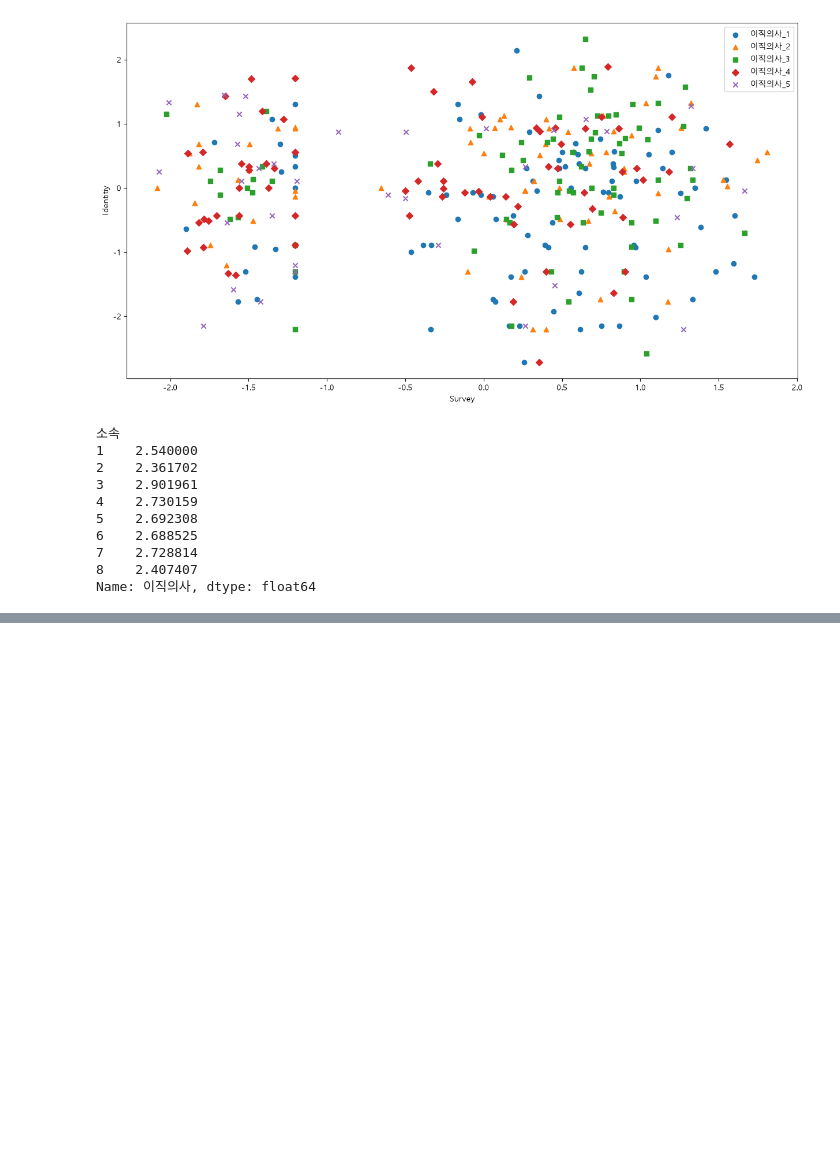
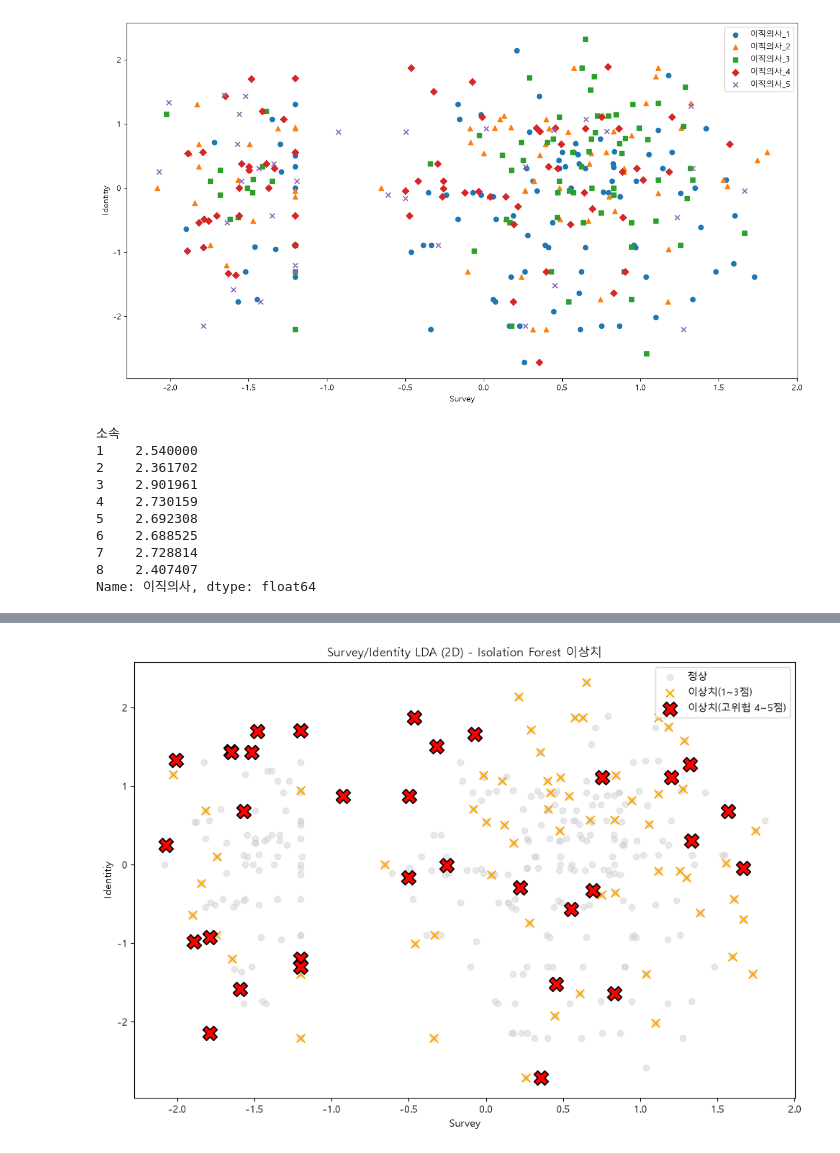
Before and after one commit to ununbum/AIBigDataProject, a Jupyter notebook: src/train_model.ipynb, the cells around one changed output, grey strips where cells are left out. Drawn from its saved outputs; the diff is of its cells as text; code cells hidden in the pictures; blank space fills up the shorter version.

```diff
--- a/src/train_model.ipynb
+++ b/src/train_model.ipynb
@@ -309,0 +363,9 @@ Name: count, dtype: int64
+# %%
+## Isolation Forest에서 -1(이상치)로 판정된 데이터를 Survey/Identity LDA 2D 산점도 위에 강조 표시
+fig, ax = plt.subplots(figsize=(10, 7))
+plot_outliers(ax, X_tn_lda_df, 'lda_survey', 'lda_identitiy',
+              'Survey/Identity LDA (2D) - Isolation Forest 이상치', 'Survey', 'Identitiy')
+plt.tight_layout()
+plt.show()
+# %% [output]
+[figure, added]
```
Also changed, not shown: parts of 9 cells of this notebook.
